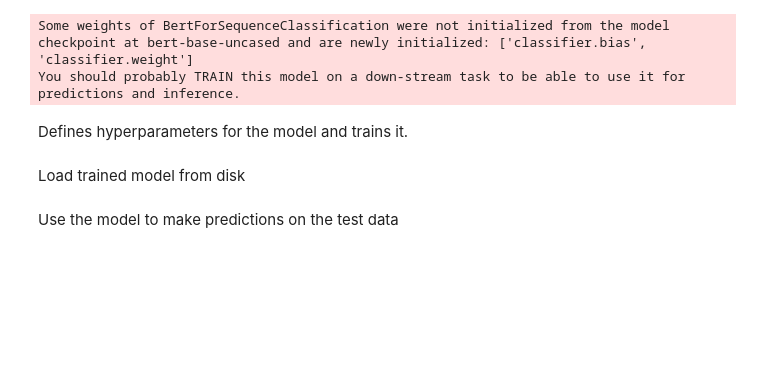
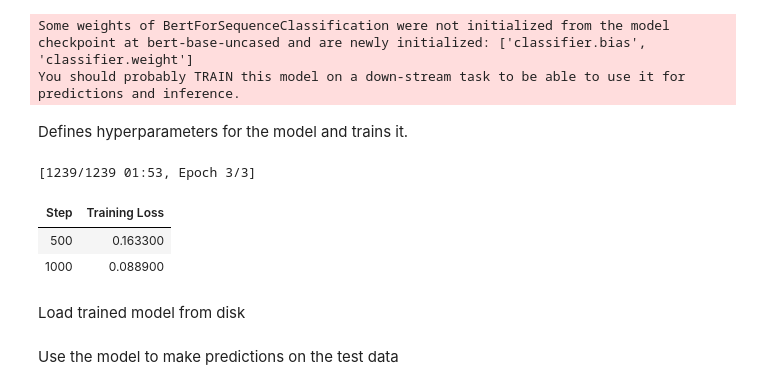
Before and after one commit to AndrewSauer0623/TREC2025, a Jupyter notebook: ReportGeneration.ipynb, the cells around one changed output. Drawn from its saved outputs; the diff is of its cells as text; code cells hidden in the pictures; blank space fills up the shorter version.

```diff
--- a/ReportGeneration.ipynb
+++ b/ReportGeneration.ipynb
@@ -163,28 +161,30 @@ Defines hyperparameters for the model and trains it.
 # %%
 
 
 # Define training arguments
 training_args = TrainingArguments(
-    output_dir="./results",
     num_train_epochs=3,
-    per_device_train_batch_size=2,
-    logging_dir="./logs",
-    logging_steps=10,
+    auto_find_batch_size = True,
     save_strategy="no"
 )
 
 # Set up Trainer API to handle training loop
 trainer = Trainer(
     model=model,
     args=training_args,
     train_dataset=dataset
 )
 
 # Fine-tune the model
 trainer.train()
 
 # Save the fine-tuned model
-model.save_pretrained("./fine_tuned_model")
+model.save_pretrained("fine_tuned_model")
+# %% [output]
+[1239/1239 01:53, Epoch 3/3]
+| Step | Training Loss |
+| 500 | 0.163300 |
+| 1000 | 0.088900 |
 # %% [markdown]
 Load trained model from disk
 # %%
```
Also changed, not shown: parts of 5 cells of this notebook.
